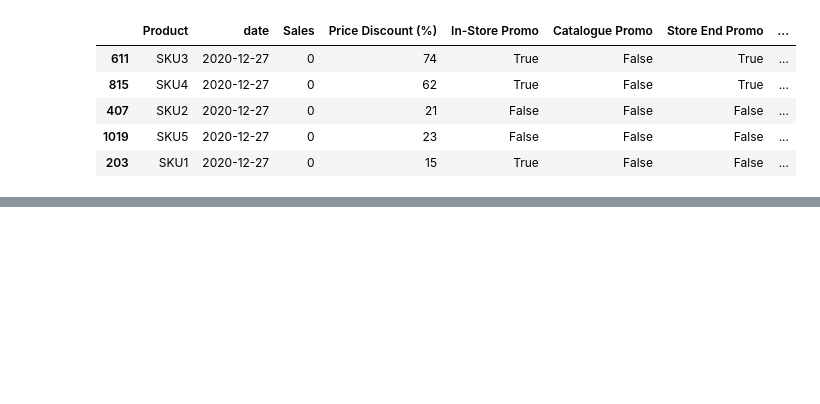
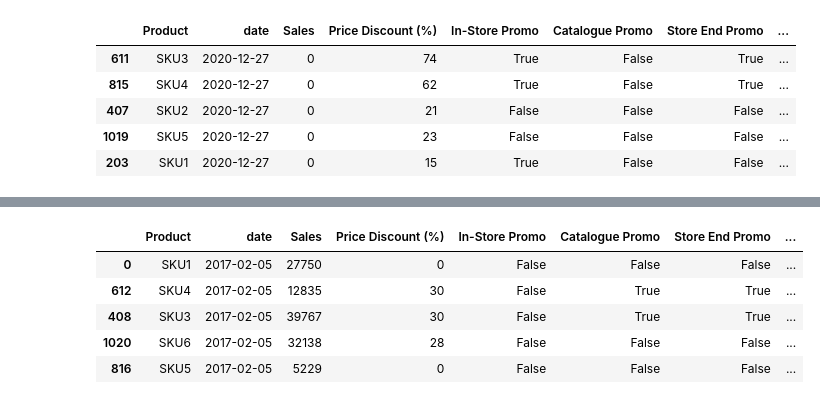
Before and after one commit to felix-n12/Retail-Forecasting, a Jupyter notebook: retail_forecasting.ipynb, the cells around one changed output, grey strips where cells are left out. Cells and saved outputs as stored; diff of their text form; code cells hidden in the pictures; blank space fills up the shorter version.

```diff
--- a/retail_forecasting.ipynb
+++ b/retail_forecasting.ipynb
@@ -290,0 +298,27 @@ df.tail()
+# %%
+# can we create a season column for all the seasons
+# lets create a dictionary containing each month and its season
+season={
+    'January':'Summer',
+    'February':'Summer',
+    'March':'Autumn',
+    'April': 'Autumn',
+    'May':'Autumn',
+    'June':'Winter',
+    'July':'Winter',
+    'August':'Winter',
+    'September':'Spring',
+    'October':'Spring',
+    'November':'Spring',
+    'December':'Summer'
+}
+df['Seasons']=df['date'].apply(lambda x: x.strftime('%B')).map(season)
+# %%
+df.head()
+# %% [output]
+|  | Product | date | Sales | Price Discount (%) | In-Store Promo | Catalogue Promo | Store End Promo | ... |
+| 0 | SKU1 | 2017-02-05 | 27750 | 0 | False | False | False | ... |
+| 612 | SKU4 | 2017-02-05 | 12835 | 30 | False | True | True | ... |
+| 408 | SKU3 | 2017-02-05 | 39767 | 30 | False | True | True | ... |
+| 1020 | SKU6 | 2017-02-05 | 32138 | 28 | False | False | False | ... |
+| 816 | SKU5 | 2017-02-05 | 5229 | 0 | False | False | False | ... |
```
Also changed, not shown: parts of 7 cells of this notebook.
